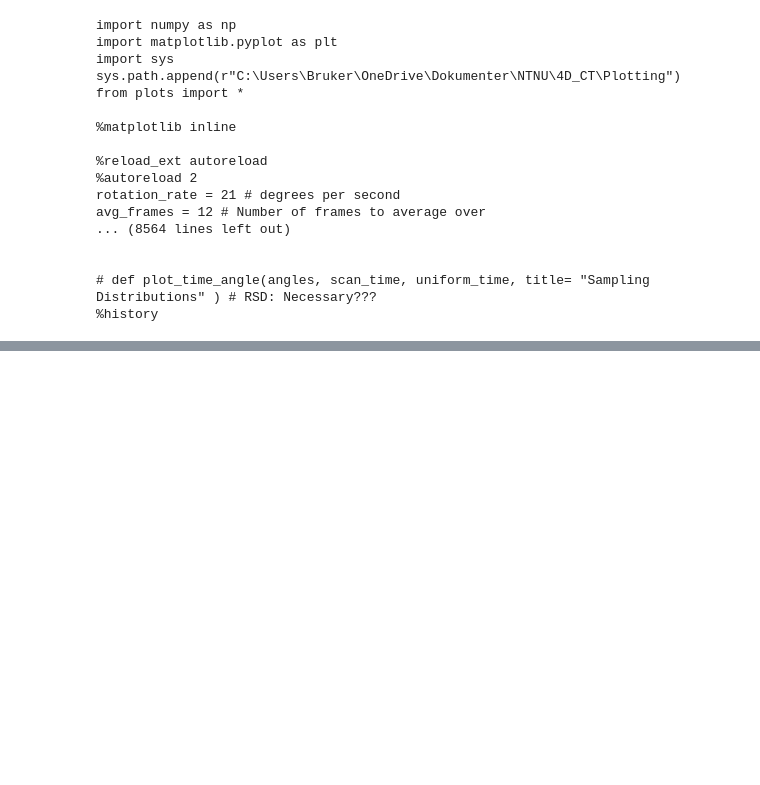
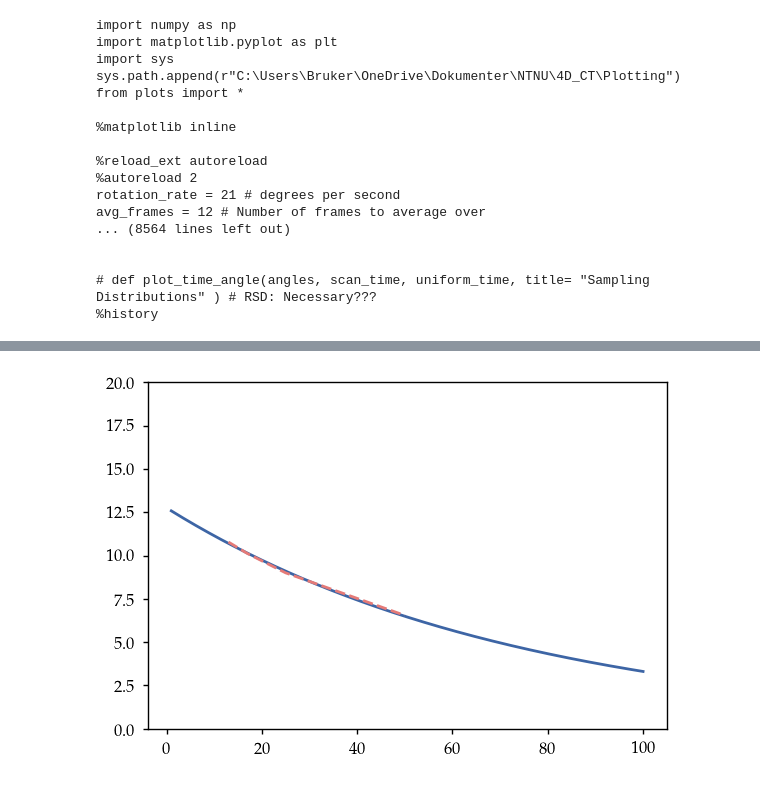
Before and after one commit to RubenDragland/4D_CT, a Jupyter notebook: Golden Angle Analysis/analysisV3.ipynb, the cells around one changed output, grey strips where cells are left out. Cells and saved outputs as stored; diff of their text form; code cells hidden in the pictures; blank space fills up the shorter version.

```diff
--- a/Golden Angle Analysis/analysisV3.ipynb
+++ b/Golden Angle Analysis/analysisV3.ipynb
@@ -368,0 +431,11 @@ avg_frames = 12 # Number of frames to average over
+# %%
+x_fit = np.linspace(1, 100, 1000)
+y_fit = func(x_fit, *popt)
+
+plt.plot(x_fit, y_fit)
+plt.plot(x, grads_per_sec)
+plt.ylim(0, 20)
+# plt.xlim(10,50)
+plt.show()
+# %% [output]
+[figure, added]
```
Also changed, not shown: parts of 4 cells of this notebook, 2 other files.
